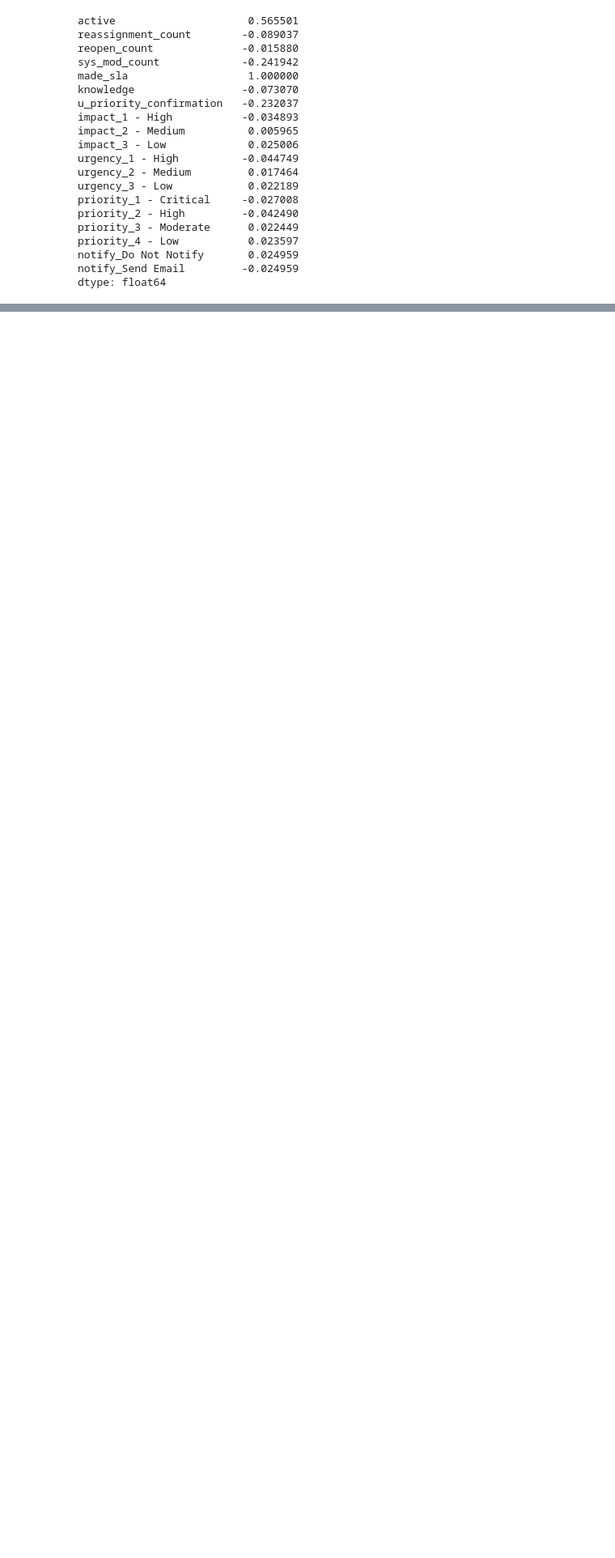
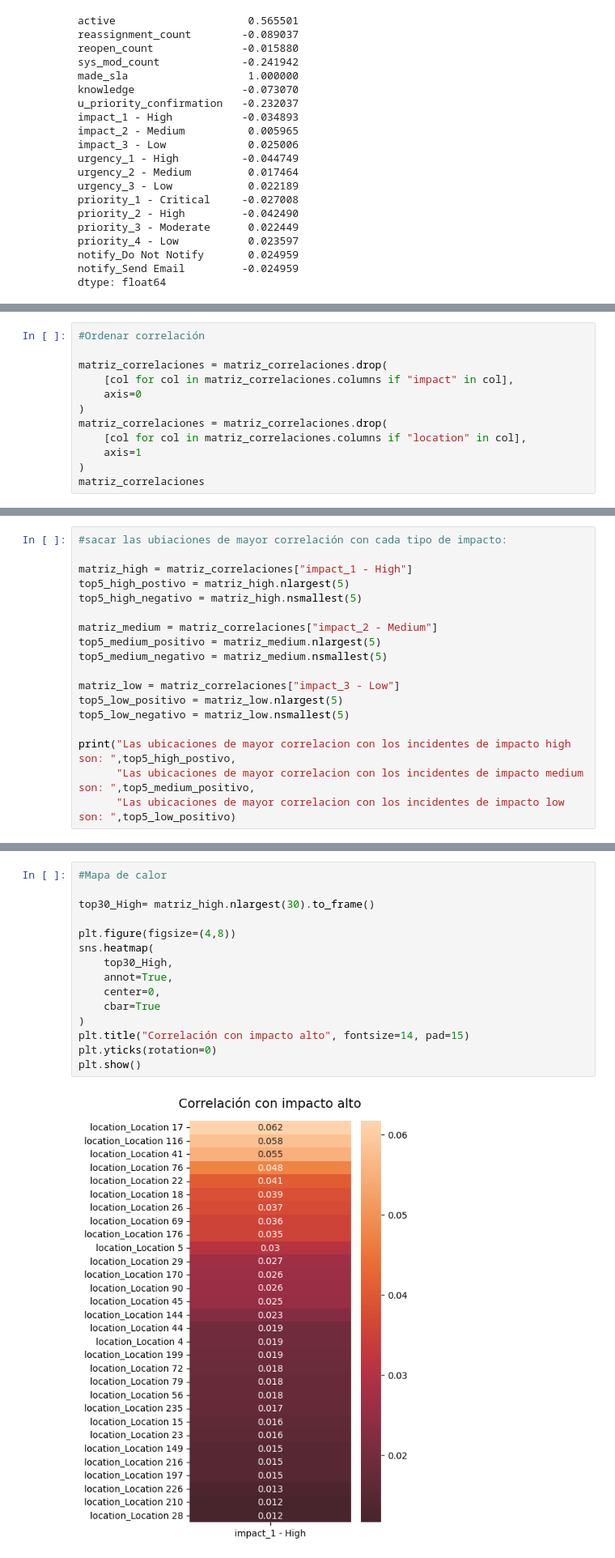
Before and after one commit to sofiapaezpascua-ops/Proyecto-1, a Jupyter notebook: Tarea2-Exploracion_Datos /exploracón de datos.ipynb, the cells around one changed output, grey strips where cells are left out. Shown: that part at 81% size. Drawn from its saved outputs; the diff is of its cells as text; blank space fills up the shorter version.

```diff
--- a/Tarea2-Exploracion_Datos /exploracón de datos.ipynb
+++ b/Tarea2-Exploracion_Datos /exploracón de datos.ipynb
@@ -96,0 +154,12 @@ Text(0.5, 1.0, 'Relación made_sla y sys_mod_count')
+# %%
+#Ordenar correlación
+
+matriz_correlaciones = matriz_correlaciones.drop(
+    [col for col in matriz_correlaciones.columns if "impact" in col],
+    axis=0
+)
+matriz_correlaciones = matriz_correlaciones.drop(
+    [col for col in matriz_correlaciones.columns if "location" in col],
+    axis=1
+)
+matriz_correlaciones
@@ -96,0 +180,18 @@ Text(0.5, 1.0, 'Relación made_sla y sys_mod_count')
+# %%
+#sacar las ubiaciones de mayor correlación con cada tipo de impacto:
+
+matriz_high = matriz_correlaciones["impact_1 - High"]
+top5_high_postivo = matriz_high.nlargest(5)
+top5_high_negativo = matriz_high.nsmallest(5)
+
+matriz_medium = matriz_correlaciones["impact_2 - Medium"]
+top5_medium_positivo = matriz_medium.nlargest(5)
+top5_medium_negativo = matriz_medium.nsmallest(5)
+
+matriz_low = matriz_correlaciones["impact_3 - Low"]
+top5_low_positivo = matriz_low.nlargest(5)
+top5_low_negativo = matriz_low.nsmallest(5)
+
+print("Las ubicaciones de mayor correlacion con los incidentes de impacto high son: ",top5_high_postivo,
+      "Las ubicaciones de mayor correlacion con los incidentes de impacto medium son: ",top5_medium_positivo,
+      "Las ubicaciones de mayor correlacion con los incidentes de impacto low son: ",top5_low_positivo)
@@ -96,0 +215,17 @@ Text(0.5, 1.0, 'Relación made_sla y sys_mod_count')
+# %%
+#Mapa de calor
+
+top30_High= matriz_high.nlargest(30).to_frame()
+
+plt.figure(figsize=(4,8))
+sns.heatmap(
+    top30_High,
+    annot=True,
+    center=0,
+    cbar=True
+)
+plt.title("Correlación con impacto alto", fontsize=14, pad=15)
+plt.yticks(rotation=0)
+plt.show()
+# %% [output]
+[figure, added]
```
Also changed, not shown: parts of 9 cells of this notebook.
